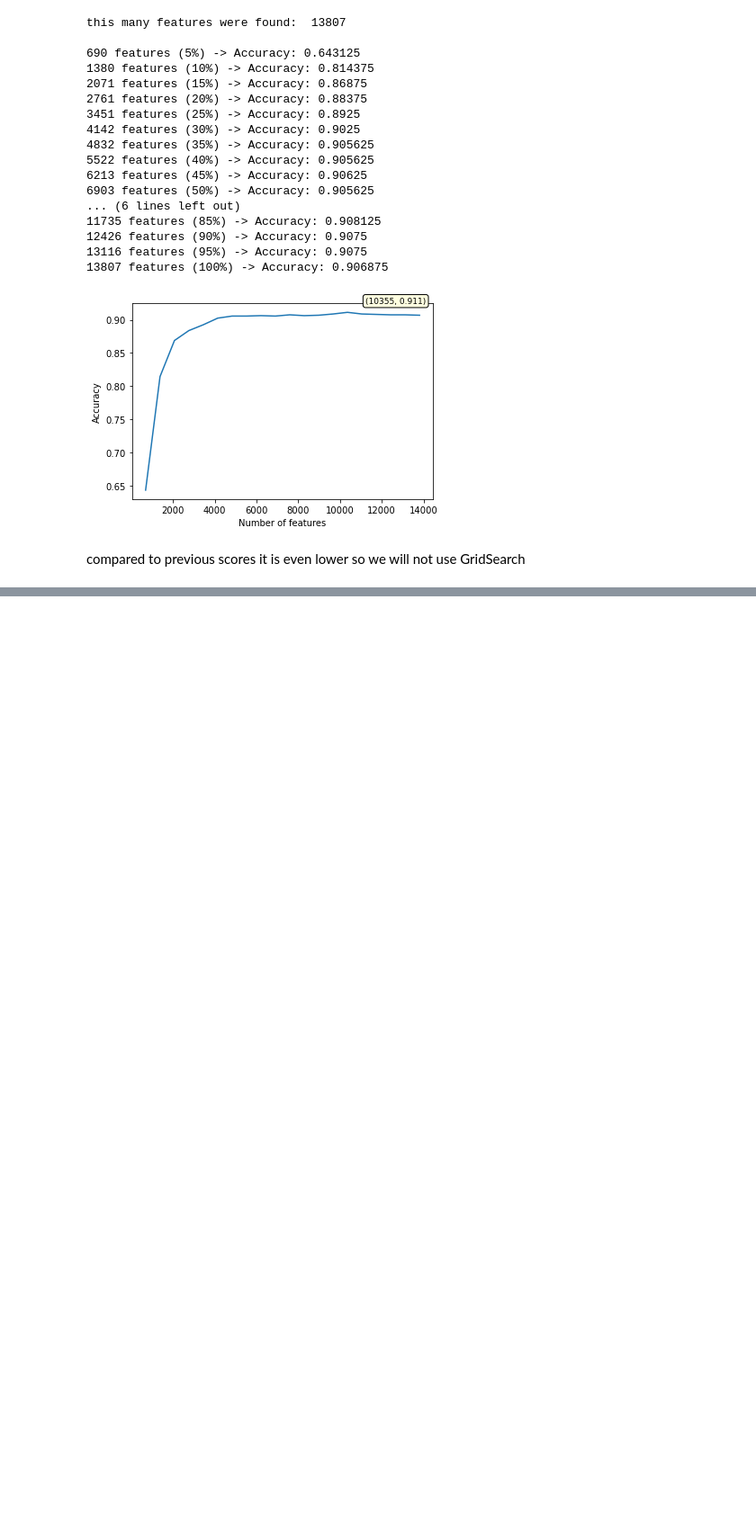
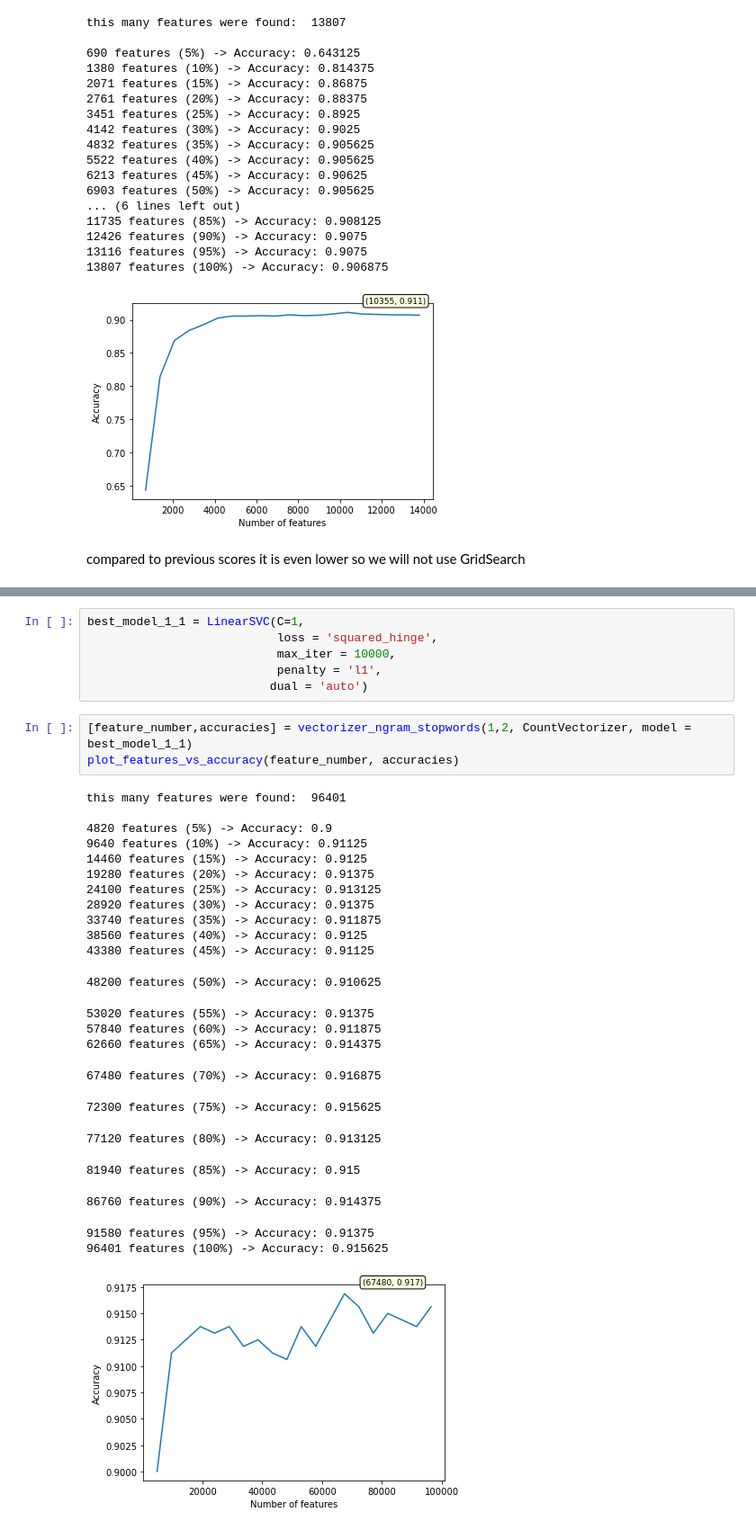
Before and after one commit to michalwietecki/text-emotion-classification, a Jupyter notebook: classification.ipynb, the cells around one changed output, grey strips where cells are left out. Shown: that part at 90% size. Cells and saved outputs as stored; diff of their text form; blank space fills up the shorter version.

```diff
--- a/classification.ipynb
+++ b/classification.ipynb
@@ -1179,0 +1211,33 @@ compared to previous scores it is even lower so we will not use GridSearch
+# %%
+best_model_1_1 = LinearSVC(C=1,
+                           loss = 'squared_hinge',
+                           max_iter = 10000,
+                           penalty = 'l1',
+                          dual = 'auto')
+# %%
+[feature_number,accuracies] = vectorizer_ngram_stopwords(1,2, CountVectorizer, model = best_model_1_1)
+plot_features_vs_accuracy(feature_number, accuracies)
+# %% [output]
+this many features were found:  96401
+
+4820 features (5%) -> Accuracy: 0.9
+9640 features (10%) -> Accuracy: 0.91125
+14460 features (15%) -> Accuracy: 0.9125
+19280 features (20%) -> Accuracy: 0.91375
+24100 features (25%) -> Accuracy: 0.913125
+28920 features (30%) -> Accuracy: 0.91375
+33740 features (35%) -> Accuracy: 0.911875
+38560 features (40%) -> Accuracy: 0.9125
+43380 features (45%) -> Accuracy: 0.91125
+48200 features (50%) -> Accuracy: 0.910625
+53020 features (55%) -> Accuracy: 0.91375
+57840 features (60%) -> Accuracy: 0.911875
+62660 features (65%) -> Accuracy: 0.914375
+67480 features (70%) -> Accuracy: 0.916875
+72300 features (75%) -> Accuracy: 0.915625
+77120 features (80%) -> Accuracy: 0.913125
+81940 features (85%) -> Accuracy: 0.915
+86760 features (90%) -> Accuracy: 0.914375
+91580 features (95%) -> Accuracy: 0.91375
+96401 features (100%) -> Accuracy: 0.915625
+[figure, added]
```
Also changed, not shown: parts of 17 cells of this notebook.
